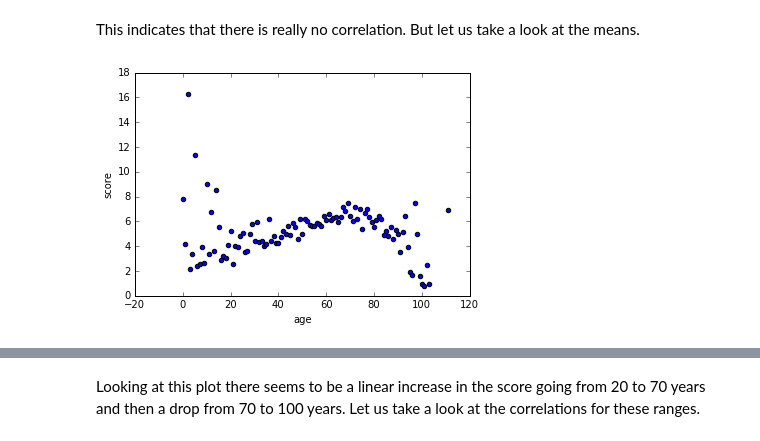
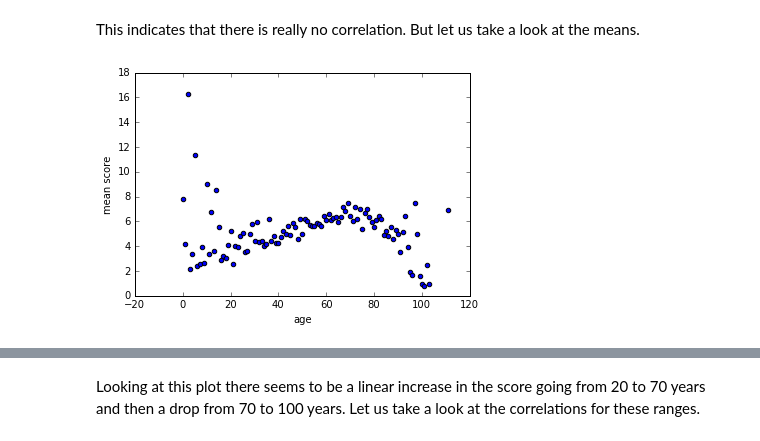
Before and after one commit to ysriram1/Loyola-SAH-Analysis, a Jupyter notebook: Analysis.ipynb, the cells around one changed output, grey strips where cells are left out. Saved outputs shown, nothing was run; the diff lists cells and outputs as text; code cells hidden in the pictures.

```diff
--- a/Analysis.ipynb
+++ b/Analysis.ipynb
@@ -553,8 +553,8 @@ This indicates that there is really no correlation. But let us take a look at th
 # %%
 # let us also look at how the (mean) score varies with age
 meanScoreByAge = allStateData.groupby('AGE')['SCORE'].mean()
 plt.scatter(meanScoreByAge.index, meanScoreByAge)
-plt.xlabel('age'); plt.ylabel('score')
+plt.xlabel('age'); plt.ylabel('mean score')
 df_AgeScore = pd.DataFrame({'AGE':meanScoreByAge.index, 'SCORE':meanScoreByAge})
 # %% [output]
-[figure, old version]
+[figure, new version]
```
Also changed, not shown: parts of 6 cells of this notebook.
